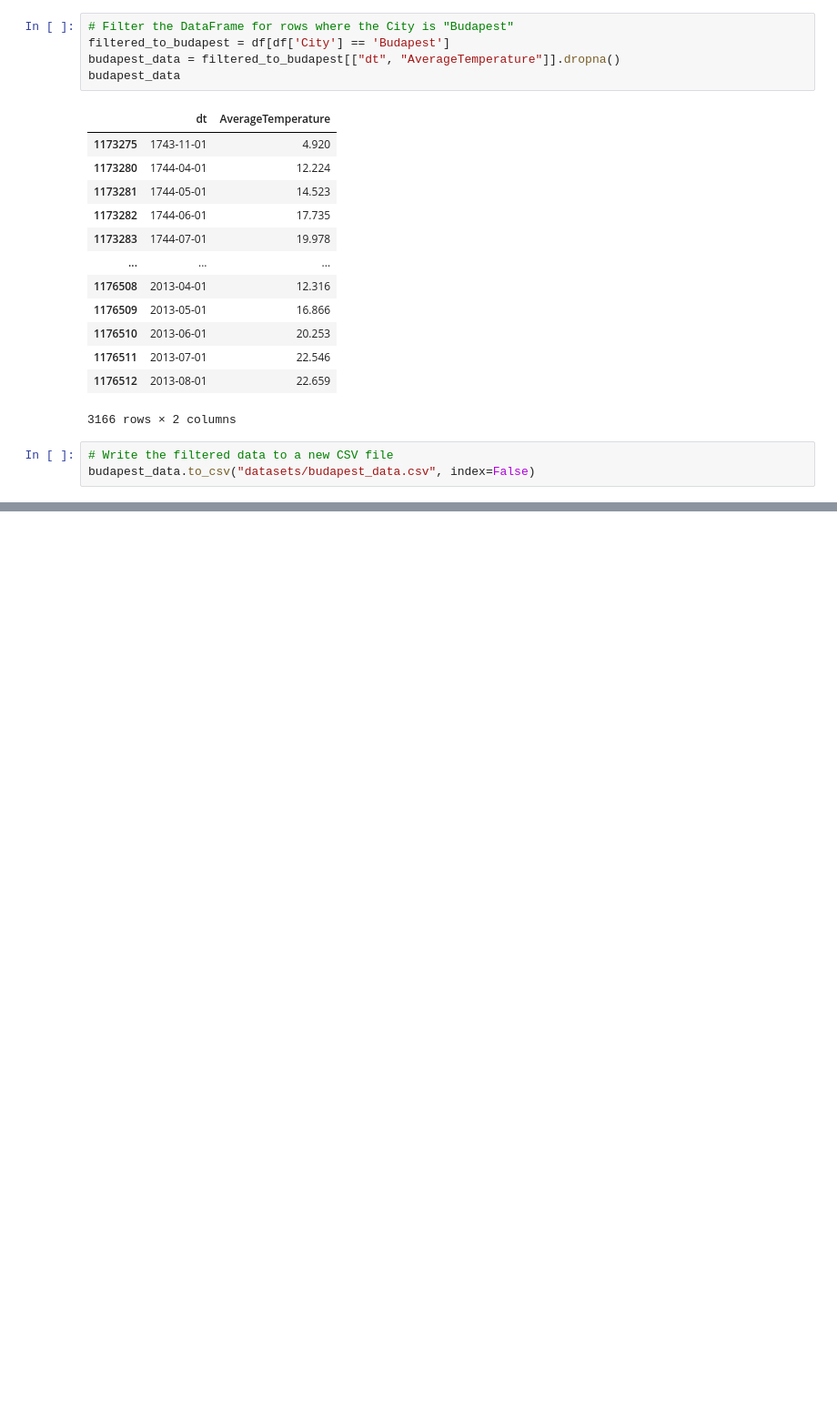
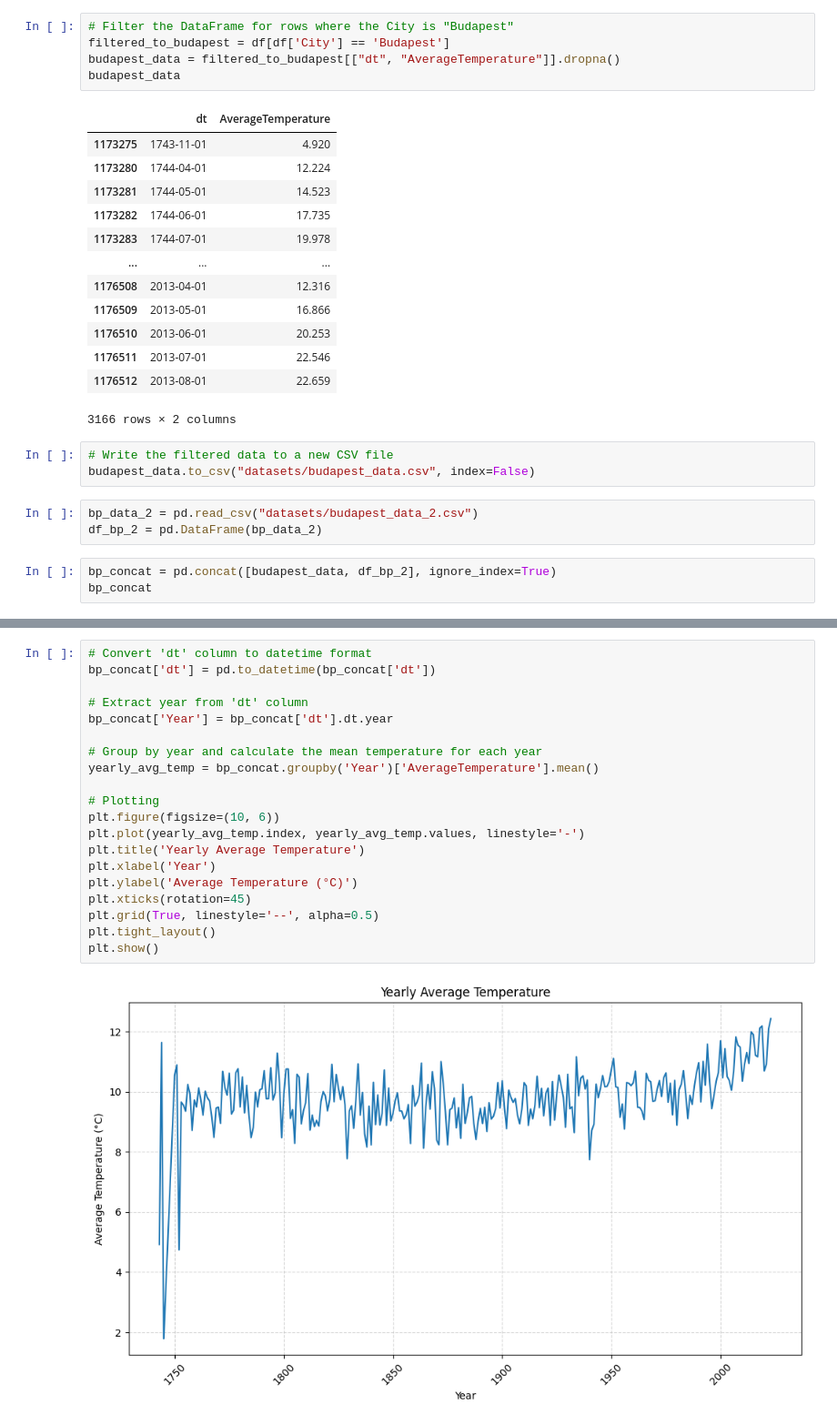
Before and after one commit to supernauth/Is-Climate-Change-Real-, a Jupyter notebook: rising_temperatures.ipynb, the cells around one changed output, grey strips where cells are left out. Shown at 91% size. Cells and saved outputs as stored; diff of their text form; blank space fills up the shorter version.

Commit message:
Deleting this year's data, adding more viz, with running total

```diff
--- a/rising_temperatures.ipynb
+++ b/rising_temperatures.ipynb
@@ -188,3 +188,9 @@ budapest_data
 # %%
 # Write the filtered data to a new CSV file
 budapest_data.to_csv("datasets/budapest_data.csv", index=False)
+# %%
+bp_data_2 = pd.read_csv("datasets/budapest_data_2.csv")
+df_bp_2 = pd.DataFrame(bp_data_2)
+# %%
+bp_concat = pd.concat([budapest_data, df_bp_2], ignore_index=True)
+bp_concat
@@ -190,0 +211,22 @@ budapest_data.to_csv("datasets/budapest_data.csv", index=False)
+# %%
+# Convert 'dt' column to datetime format
+bp_concat['dt'] = pd.to_datetime(bp_concat['dt'])
+
+# Extract year from 'dt' column
+bp_concat['Year'] = bp_concat['dt'].dt.year
+
+# Group by year and calculate the mean temperature for each year
+yearly_avg_temp = bp_concat.groupby('Year')['AverageTemperature'].mean()
+
+# Plotting
+plt.figure(figsize=(10, 6))
+plt.plot(yearly_avg_temp.index, yearly_avg_temp.values, linestyle='-')
+plt.title('Yearly Average Temperature')
+plt.xlabel('Year')
+plt.ylabel('Average Temperature (°C)')
+plt.xticks(rotation=45)
+plt.grid(True, linestyle='--', alpha=0.5)
+plt.tight_layout()
+plt.show()
+# %% [output]
+[figure, added]
```
Also changed, not shown: parts of 2 cells of this notebook, 1 other file.
